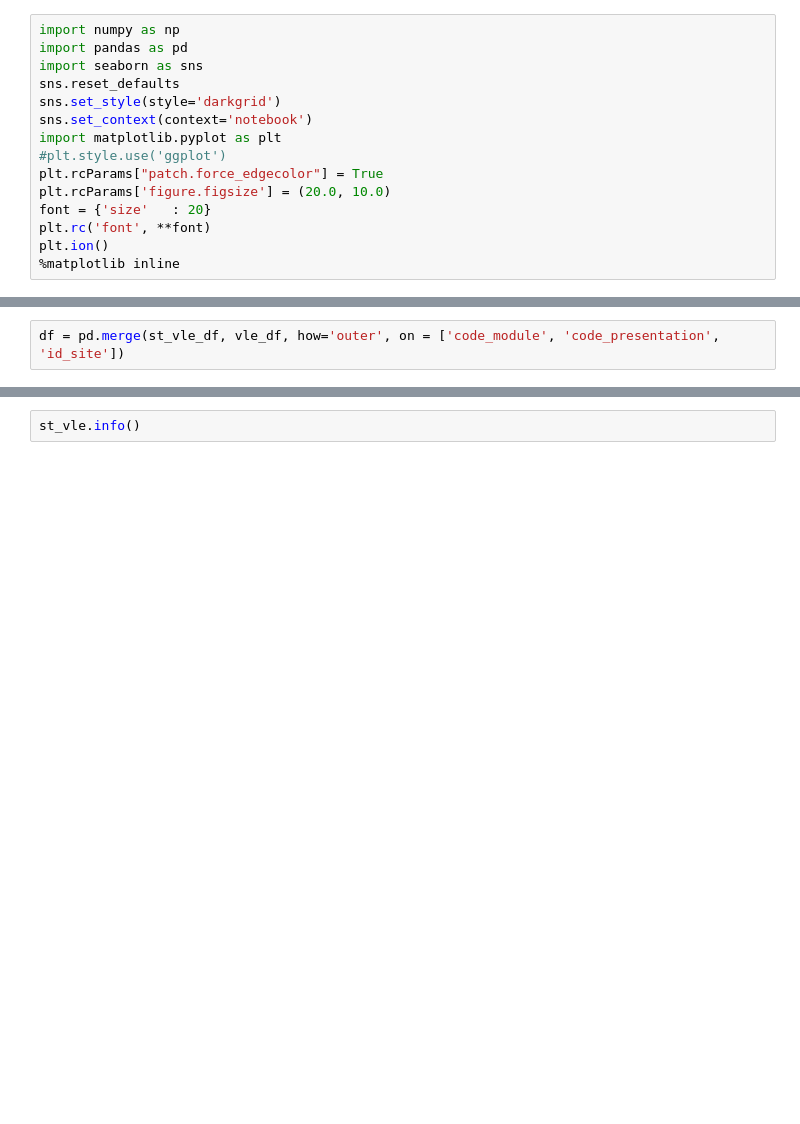
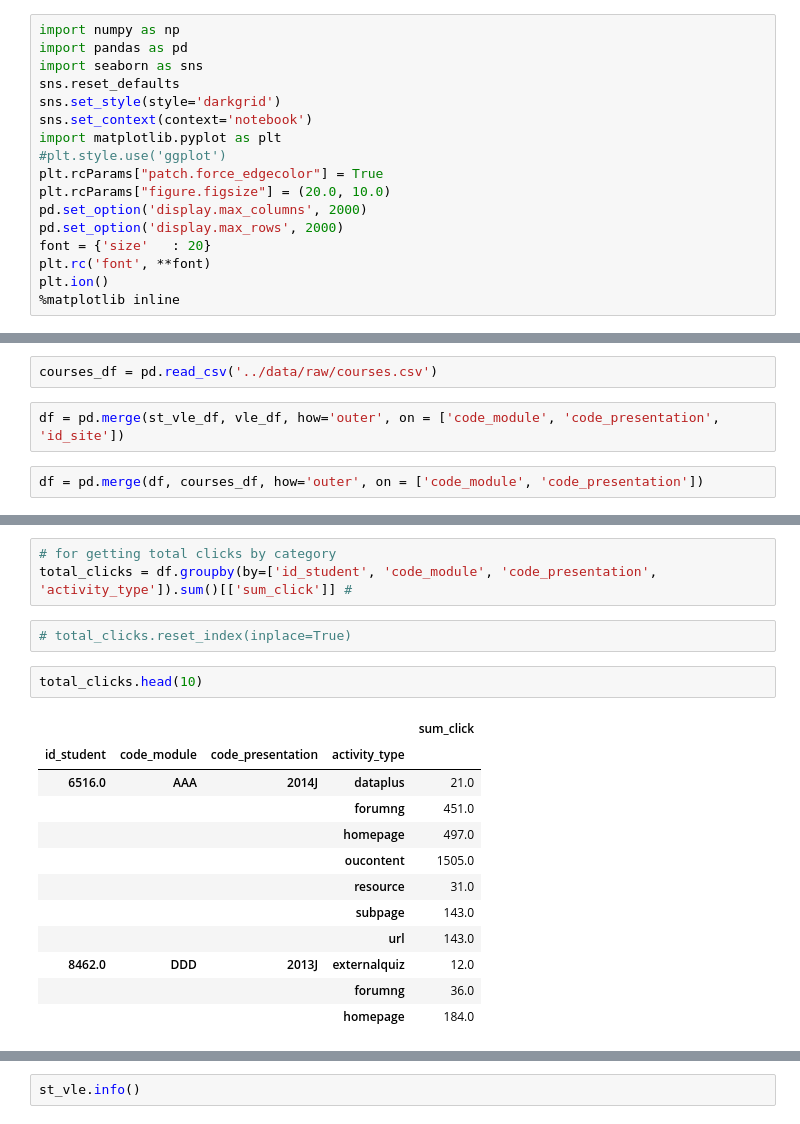
Before and after one commit to jeremymiller00/Predicting-Success-in-Online-Education, a Jupyter notebook: notebooks/exploring_student_vle.ipynb, the cells around one changed output, grey strips where cells are left out. Cells and saved outputs as stored; diff of their text form; blank space fills up the shorter version.

```diff
--- a/notebooks/exploring_student_vle.ipynb
+++ b/notebooks/exploring_student_vle.ipynb
@@ -8,7 +8,9 @@ sns.set_context(context='notebook')
 import matplotlib.pyplot as plt
 #plt.style.use('ggplot')
 plt.rcParams["patch.force_edgecolor"] = True
-plt.rcParams['figure.figsize'] = (20.0, 10.0)
+plt.rcParams["figure.figsize"] = (20.0, 10.0)
+pd.set_option('display.max_columns', 2000)
+pd.set_option('display.max_rows', 2000)
 font = {'size'   : 20}
 plt.rc('font', **font)
 plt.ion()
@@ -17,8 +19,12 @@ plt.ion()
 st_vle_df = pd.read_csv('../data/raw/studentVle.csv')
 # %%
 vle_df = pd.read_csv('../data/raw/vle.csv')
+# %%
+courses_df = pd.read_csv('../data/raw/courses.csv')
 # %%
 df = pd.merge(st_vle_df, vle_df, how='outer', on = ['code_module', 'code_presentation', 'id_site'])
+# %%
+df = pd.merge(df, courses_df, how='outer', on = ['code_module', 'code_presentation'])
 # %%
 df.info()
 # %% [output]
@@ -38,0 +66,20 @@ memory usage: 812.9+ MB
+# %%
+# for getting total clicks by category
+total_clicks = df.groupby(by=['id_student', 'code_module', 'code_presentation', 'activity_type']).sum()[['sum_click']] #
+# %%
+# total_clicks.reset_index(inplace=True)
+# %%
+total_clicks.head(10)
+# %% [output]
+|  |  |  |  | sum_click |
+| id_student | code_module | code_presentation | activity_type |  |
+| 6516.0 | AAA | 2014J | dataplus | 21.0 |
+|  |  |  | forumng | 451.0 |
+|  |  |  | homepage | 497.0 |
+|  |  |  | oucontent | 1505.0 |
+|  |  |  | resource | 31.0 |
+|  |  |  | subpage | 143.0 |
+|  |  |  | url | 143.0 |
+| 8462.0 | DDD | 2013J | externalquiz | 12.0 |
+|  |  |  | forumng | 36.0 |
+|  |  |  | homepage | 184.0 |
```
Also changed, not shown: parts of 8 cells of this notebook, 7 other files.
